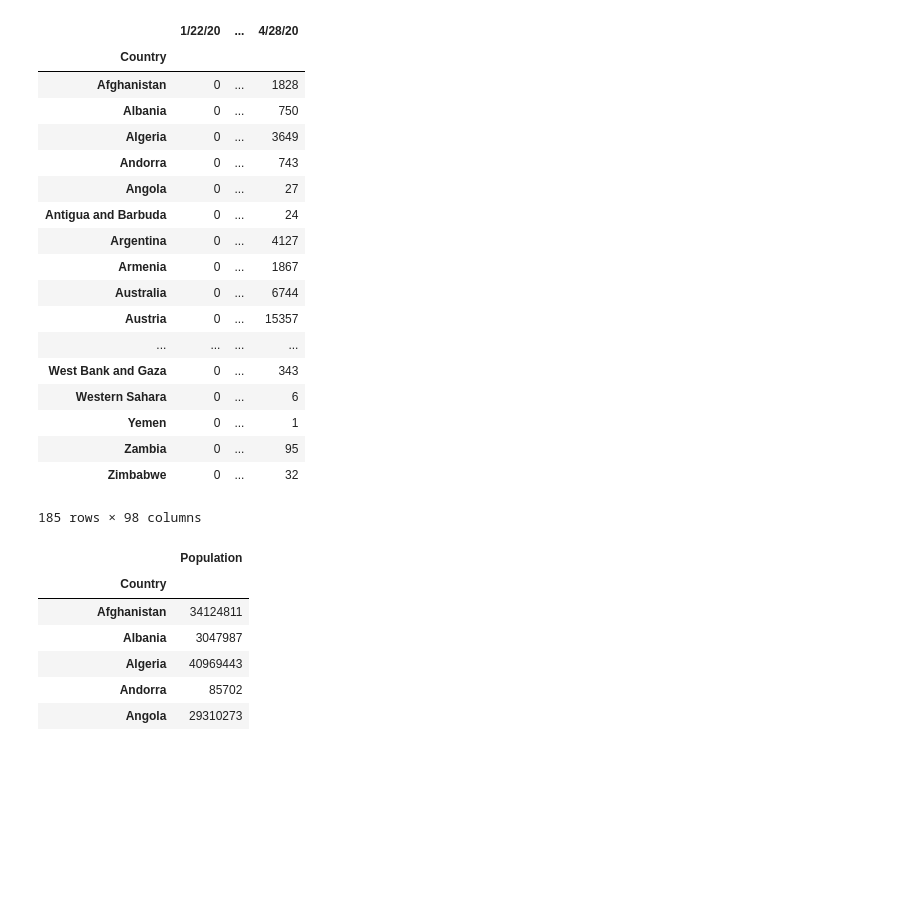
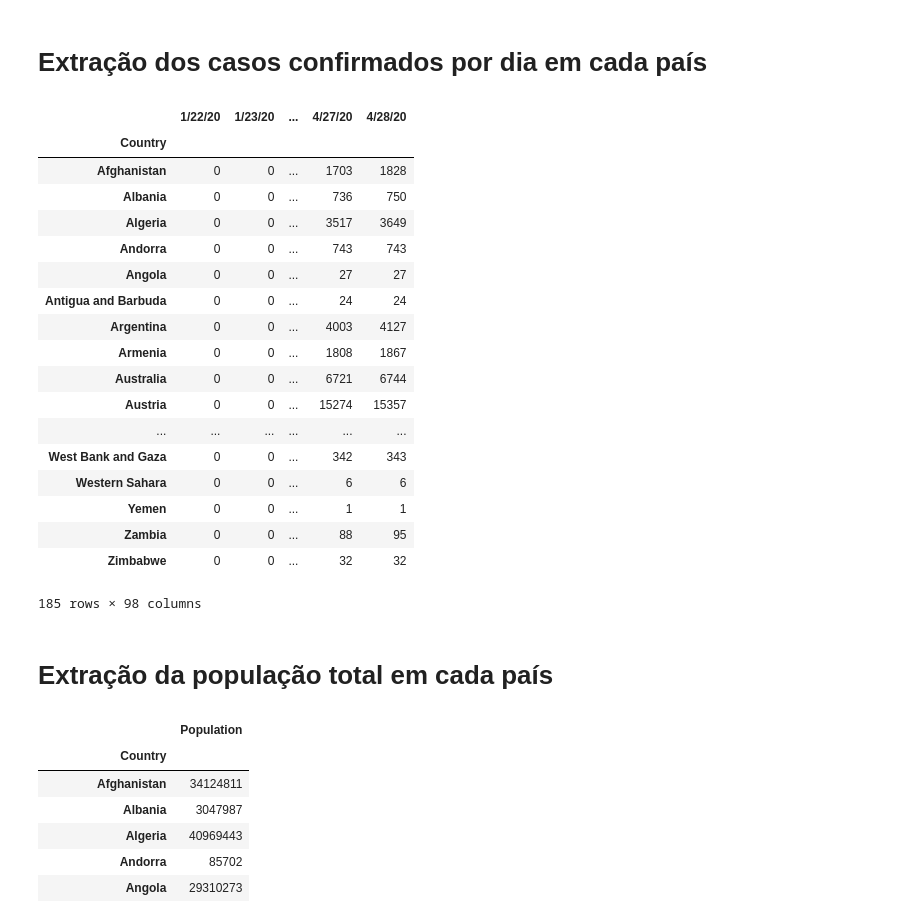
Before and after one commit to pedrohpf/Covid19, a Jupyter notebook: TP/trabalho.ipynb, the cells around one changed output. Cells and saved outputs as stored; diff of their text form; code cells hidden in the pictures; blank space fills up the shorter version.

```diff
--- a/TP/trabalho.ipynb
+++ b/TP/trabalho.ipynb
@@ -6,34 +37,38 @@ os.chdir("C:\\Users\\Utilizador\\Desktop\\5a\\1\\3WeekDeal\\TP")
+# %% [markdown]
+# Extração dos casos confirmados por dia em cada país
 # %%
 import pandas as pd
-pd.set_option("display.max_rows", None, "display.max_columns", 2)
+pd.set_option("display.max_rows", None, "display.max_columns", 5)
 globalConf = pd.read_csv("global_covid_confirmed.csv")
 globalConf = globalConf.rename(columns={"Country/Region": "Country"})
 globalConf = globalConf.drop("Lat", axis=1).drop("Long", axis=1)
 globalConf["Country"].replace({"US": "United States of America"}, inplace=True)
 
 globalConf = globalConf.groupby('Country').sum()
 globalConf = globalConf.sort_values(by=['Country'], ascending=True)
 globalConf
 # %% [output]
-|  | 1/22/20 | ... | 4/28/20 |
-| Country |  |  |  |
-| Afghanistan | 0 | ... | 1828 |
-| Albania | 0 | ... | 750 |
-| Algeria | 0 | ... | 3649 |
-| Andorra | 0 | ... | 743 |
-| Angola | 0 | ... | 27 |
-| Antigua and Barbuda | 0 | ... | 24 |
-| Argentina | 0 | ... | 4127 |
-| Armenia | 0 | ... | 1867 |
-| Australia | 0 | ... | 6744 |
-| Austria | 0 | ... | 15357 |
-| ... | ... | ... | ... |
-| West Bank and Gaza | 0 | ... | 343 |
-| Western Sahara | 0 | ... | 6 |
-| Yemen | 0 | ... | 1 |
-| Zambia | 0 | ... | 95 |
-| Zimbabwe | 0 | ... | 32 |
+|  | 1/22/20 | 1/23/20 | ... | 4/27/20 | 4/28/20 |
+| Country |  |  |  |  |  |
+| Afghanistan | 0 | 0 | ... | 1703 | 1828 |
+| Albania | 0 | 0 | ... | 736 | 750 |
+| Algeria | 0 | 0 | ... | 3517 | 3649 |
+| Andorra | 0 | 0 | ... | 743 | 743 |
+| Angola | 0 | 0 | ... | 27 | 27 |
+| Antigua and Barbuda | 0 | 0 | ... | 24 | 24 |
+| Argentina | 0 | 0 | ... | 4003 | 4127 |
+| Armenia | 0 | 0 | ... | 1808 | 1867 |
+| Australia | 0 | 0 | ... | 6721 | 6744 |
+| Austria | 0 | 0 | ... | 15274 | 15357 |
+| ... | ... | ... | ... | ... | ... |
+| West Bank and Gaza | 0 | 0 | ... | 342 | 343 |
+| Western Sahara | 0 | 0 | ... | 6 | 6 |
+| Yemen | 0 | 0 | ... | 1 | 1 |
+| Zambia | 0 | 0 | ... | 88 | 95 |
+| Zimbabwe | 0 | 0 | ... | 32 | 32 |
 185 rows × 98 columns
+# %% [markdown]
+# Extração da população total em cada país
 # %%
 globalPop = pd.read_csv("C:\\Users\\Utilizador\\Desktop\\5a\\1\\3WeekDeal\\TP\\global_map.csv")
 globalPop = globalPop.rename(columns={"SOVEREIGNT": "Country", "POP_EST": "Population"})
```
Also changed, not shown: parts of 16 cells of this notebook, 1 other file.
